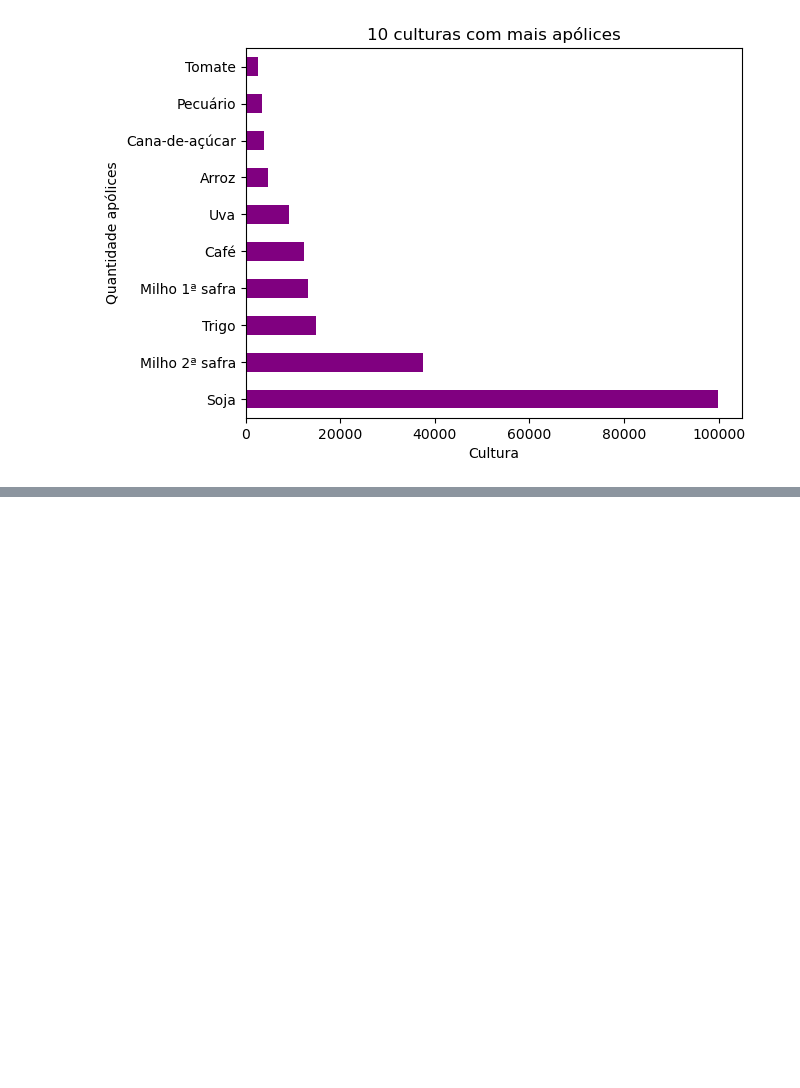
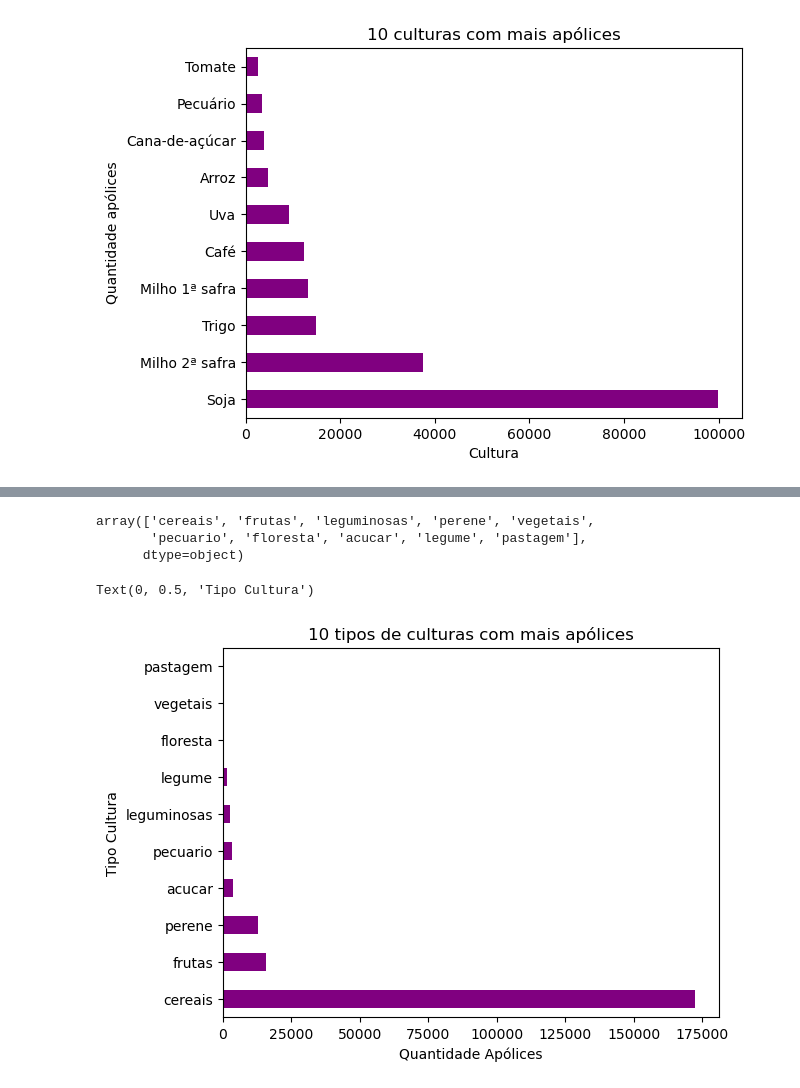
Before and after one commit to LucasPassoni/data-cleaning-eda, a Jupyter notebook: script.ipynb, the cells around one changed output, grey strips where cells are left out. Saved outputs shown, nothing was run; the diff lists cells and outputs as text; code cells hidden in the pictures; blank space fills up the shorter version.

```diff
--- a/script.ipynb
+++ b/script.ipynb
@@ -844,0 +934,16 @@ df['cultura'].value_counts()\
+# %%
+df['tipo_cultura'].unique()
+# %% [output]
+array(['cereais', 'frutas', 'leguminosas', 'perene', 'vegetais',
+       'pecuario', 'floresta', 'acucar', 'legume', 'pastagem'],
+      dtype=object)
+# %%
+#colocando no gráfico a nova visualização
+#valores totais
+ax = df['tipo_cultura'].value_counts()\
+    .plot(kind='barh', title='10 tipos de culturas com mais apólices', color = 'purple')
+ax.set_xlabel('Quantidade Apólices')
+ax.set_ylabel('Tipo Cultura')
+# %% [output]
+Text(0, 0.5, 'Tipo Cultura')
+[figure, added]
```
Also changed, not shown: parts of 13 cells of this notebook, 1 other file.
